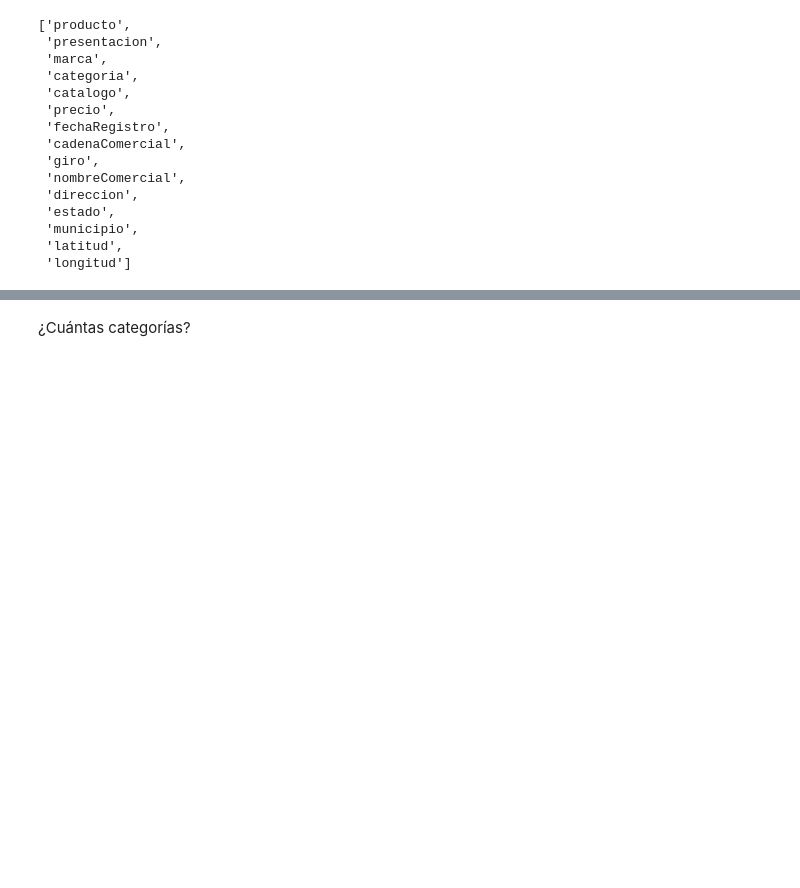
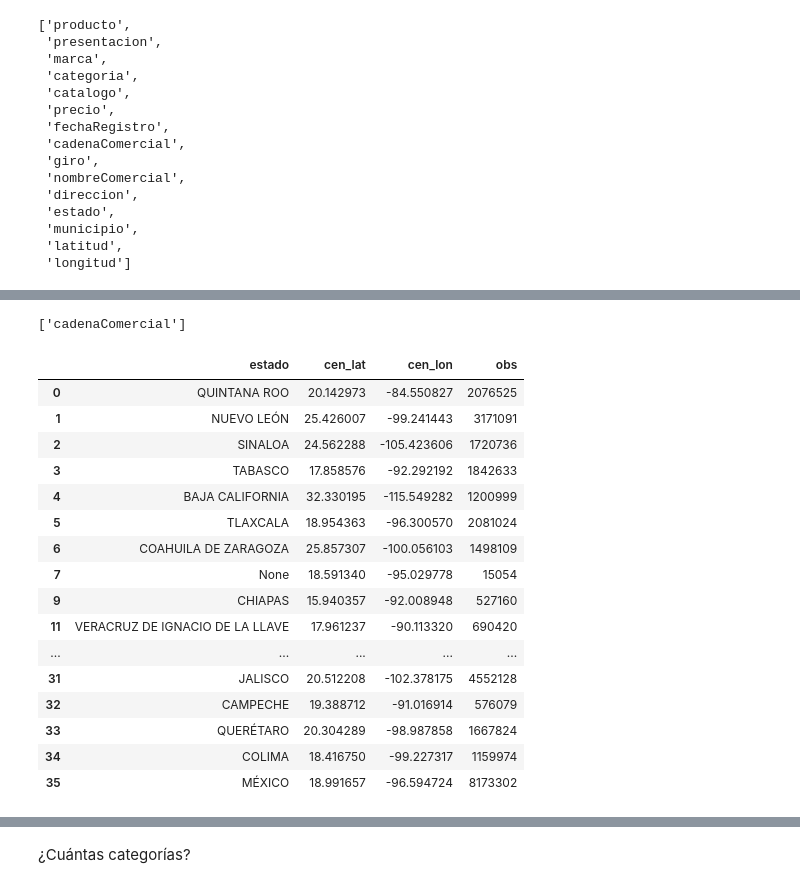
Before and after one commit to iamarin/GramOpi, a Jupyter notebook: GramOPI.ipynb, the cells around one changed output, grey strips where cells are left out. Drawn from its saved outputs; the diff is of its cells as text; code cells hidden in the pictures; blank space fills up the shorter version.

```diff
--- a/GramOPI.ipynb
+++ b/GramOPI.ipynb
@@ -211 +211,11 @@ base=spark.read.csv(path, header=True)
+# %%
+import pyspark
+from pyspark.sql import SQLContext
+sc = pyspark.SparkContext()
+sql = SQLContext(sc)
+
+df = (sql.read
+         .format("com.databricks.spark.csv")
+         .option("header", "true")
+         .load("/home/ivan/Descargas/all_data.csv"))
 # %%
@@ -228,0 +351,4 @@ base.columns
+# %%
+cadenas
+# %% [output]
+['cadenaComercial']
@@ -228,0 +361,20 @@ base.columns
+# %%
+centroides_filtro
+# %% [output]
+|  | estado | cen_lat | cen_lon | obs |
+| 0 | QUINTANA ROO | 20.142973 | -84.550827 | 2076525 |
+| 1 | NUEVO LEÓN | 25.426007 | -99.241443 | 3171091 |
+| 2 | SINALOA | 24.562288 | -105.423606 | 1720736 |
+| 3 | TABASCO | 17.858576 | -92.292192 | 1842633 |
+| 4 | BAJA CALIFORNIA | 32.330195 | -115.549282 | 1200999 |
+| 5 | TLAXCALA | 18.954363 | -96.300570 | 2081024 |
+| 6 | COAHUILA DE ZARAGOZA | 25.857307 | -100.056103 | 1498109 |
+| 7 | None | 18.591340 | -95.029778 | 15054 |
+| 9 | CHIAPAS | 15.940357 | -92.008948 | 527160 |
+| 11 | VERACRUZ DE IGNACIO DE LA LLAVE | 17.961237 | -90.113320 | 690420 |
+| ... | ... | ... | ... | ... |
+| 31 | JALISCO | 20.512208 | -102.378175 | 4552128 |
+| 32 | CAMPECHE | 19.388712 | -91.016914 | 576079 |
+| 33 | QUERÉTARO | 20.304289 | -98.987858 | 1667824 |
+| 34 | COLIMA | 18.416750 | -99.227317 | 1159974 |
+| 35 | MÉXICO | 18.991657 | -96.594724 | 8173302 |
```
Also changed, not shown: parts of 27 cells of this notebook.
